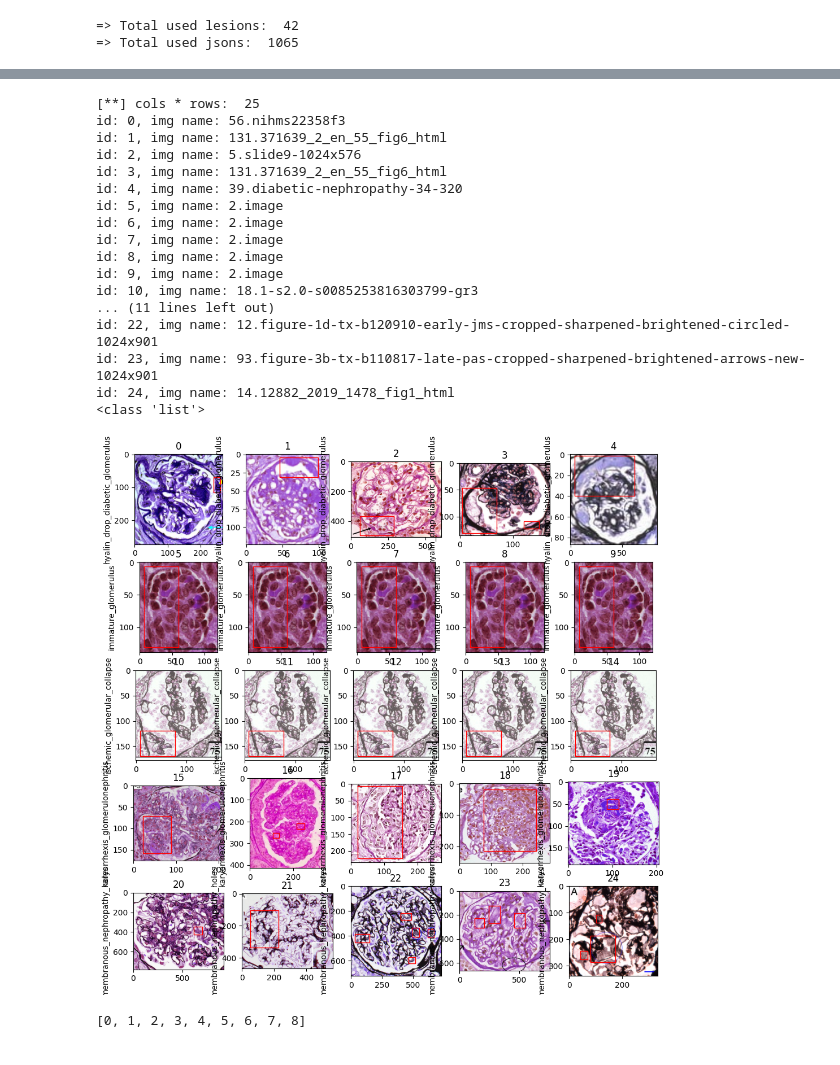
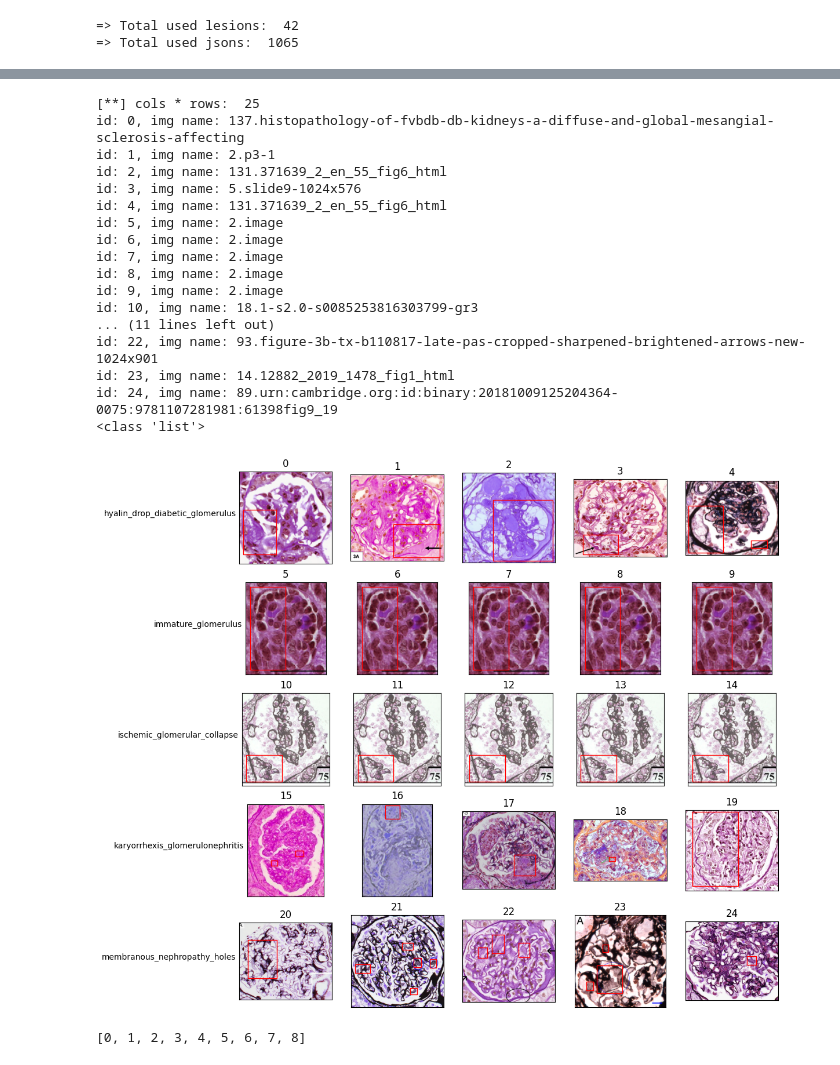
Before and after one commit to huyvquoc/labo, a Jupyter notebook: my_utils/ipynbs/glomchat_info.ipynb, the cells around one changed output, grey strips where cells are left out. Saved outputs shown, nothing was run; the diff lists cells and outputs as text; code cells hidden in the pictures.

```diff
--- a/my_utils/ipynbs/glomchat_info.ipynb
+++ b/my_utils/ipynbs/glomchat_info.ipynb
@@ -901,6 +901,16 @@ for i in range(0, cols * rows):
     ax = figure.add_subplot(rows, cols, i+1)
     plt.title(f'{str(i)}')
     # plt.axis("off")
+
+    # plt.tick_params(
+    #     axis='x',          # changes apply to the x-axis
+    #     which='both',      # both major and minor ticks are affected
+    #     bottom=False,      # ticks along the bottom edge are off
+    #     top=False,         # ticks along the top edge are off
+    #     labelbottom=False) # labels along the bottom edge are of
+    ax.set_xticks([])
+    ax.set_yticks([])
+
     plt.imshow(list_of_chosen_images[i], cmap="gray")
 
     real_img_name = map_json_content[list_of_img_names[i].rsplit('.', 1)[0].rsplit('-', 1)[0]]
@@ -912,7 +922,8 @@ for i in range(0, cols * rows):
         height = bbox_coord['height']
         rect = patches.Rectangle((x, y), width, height, linewidth=1, edgecolor='r', facecolor='none')
         ax.add_patch(rect)
-    ax.set_ylabel(chosen_lesion_names[int(i/cols)])
+    if i%cols == 0:
+        ax.set_ylabel(chosen_lesion_names[int(i/cols)], rotation="horizontal", horizontalalignment="right")
 
 print(type(chosen_lesion_names))
 plt.show()
@@ -921,21 +933,21 @@ libpng warning: iCCP: known incorrect sRGB profile
 [**] cols * rows:  25
-id: 0, img name: 56.nihms22358f3
-id: 1, img name: 131.371639_2_en_55_fig6_html
-id: 2, img name: 5.slide9-1024x576
-id: 3, img name: 131.371639_2_en_55_fig6_html
-id: 4, img name: 39.diabetic-nephropathy-34-320
+id: 0, img name: 137.histopathology-of-fvbdb-db-kidneys-a-diffuse-and-global-mesangial-sclerosis-affecting
+id: 1, img name: 2.p3-1
+id: 2, img name: 131.371639_2_en_55_fig6_html
+id: 3, img name: 5.slide9-1024x576
+id: 4, img name: 131.371639_2_en_55_fig6_html
 id: 5, img name: 2.image
 id: 6, img name: 2.image
 id: 7, img name: 2.image
 id: 8, img name: 2.image
 id: 9, img name: 2.image
 id: 10, img name: 18.1-s2.0-s0085253816303799-gr3
 ... (11 lines left out)
-id: 22, img name: 12.figure-1d-tx-b120910-early-jms-cropped-sharpened-brightened-circled-1024x901
-id: 23, img name: 93.figure-3b-tx-b110817-late-pas-cropped-sharpened-brightened-arrows-new-1024x901
-id: 24, img name: 14.12882_2019_1478_fig1_html
+id: 22, img name: 93.figure-3b-tx-b110817-late-pas-cropped-sharpened-brightened-arrows-new-1024x901
+id: 23, img name: 14.12882_2019_1478_fig1_html
+id: 24, img name: 89.urn:cambridge.org:id:binary:20181009125204364-0075:9781107281981:61398fig9_19
 <class 'list'>
-[figure, old version]
+[figure, new version]
 # %%
 list(range(9))
 # %% [output]
```
Also changed, not shown: parts of 1 cell of this notebook.
